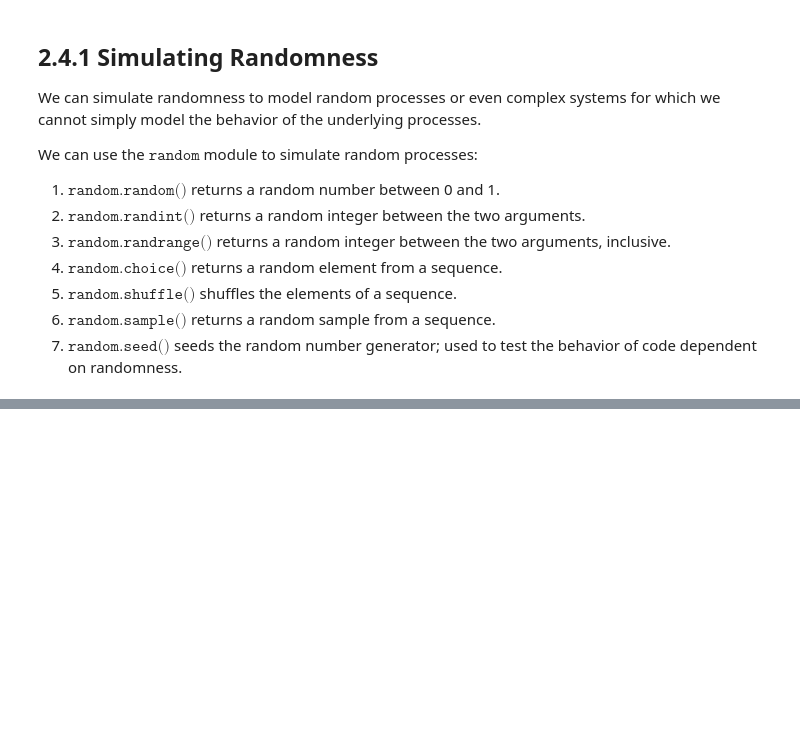
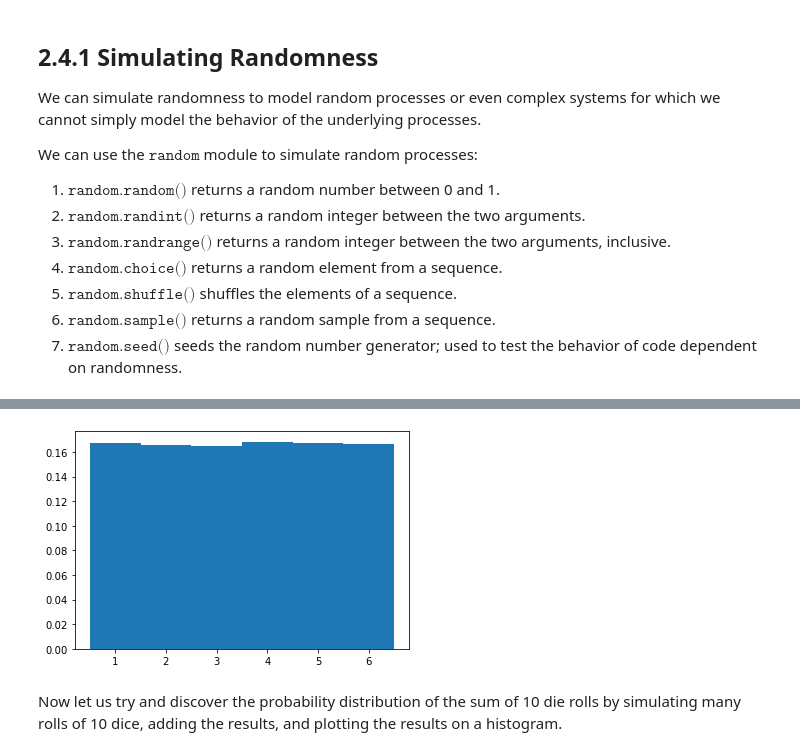
Before and after one commit to akhilkarra/python-lab, a Jupyter notebook: notebooks/PH526x/week2/week2_notes.ipynb, the cells around one changed output, grey strips where cells are left out. Drawn from its saved outputs; the diff is of its cells as text; code cells hidden in the pictures; blank space fills up the shorter version.

Commit message:
Finish Module 2.4.2 and Update requirements.in to include Matplotlib

```diff
--- a/notebooks/PH526x/week2/week2_notes.ipynb
+++ b/notebooks/PH526x/week2/week2_notes.ipynb
@@ -158,0 +186,43 @@ We can use the $\texttt{random}$ module to simulate random processes:
+# %%
+# Function to simulate rolling a single die and storing the reuslts in a list
+def roll_die(n: int) -> list:
+    """
+    Simulate rolling a dice n times and return the results.
+
+    Args:
+        n: number of times to roll the dice
+    Returns:
+        a list of the results
+    """
+    from random import randint
+
+    return [ randint(1, 6) for i in range(n) ]
+# %%
+# Function to plot a histogram of a list of results
+def show_results(results: list, start: float, end: float, bins: int, normalized=False) -> None:
+    """
+    Show the results of a simulation in a list on a histogram.
+
+    Args:
+        :param results: a list of the results of a simulation
+        :param start: the start of the histogram plot
+        :param end: the end of the histogram plot
+        :param bins: the number of bins in the plot
+
+    Returns:
+        None
+
+    Output:
+        A histogram plot using the PyPlot module.
+    """
+    from matplotlib.pyplot import hist
+    from numpy import linspace
+
+    hist(results, bins=linspace(start, end, bins), density=normalized)  # show the results on a histogram
+    return None
+# %%
+show_results(roll_die(100000), start=0.5, end=6.5, bins=7, normalized=True);  # resulting histogram should be roughly uniform by the law of large numbers, confirmed by the plot.
+# %% [output]
+[figure, added]
+# %% [markdown]
+Now let us try and discover the probability distribution of the sum of 10 die rolls by simulating many rolls of 10 dice, adding the results, and plotting the results on a histogram.
```
Also changed, not shown: parts of 12 cells of this notebook, 1 other file.
